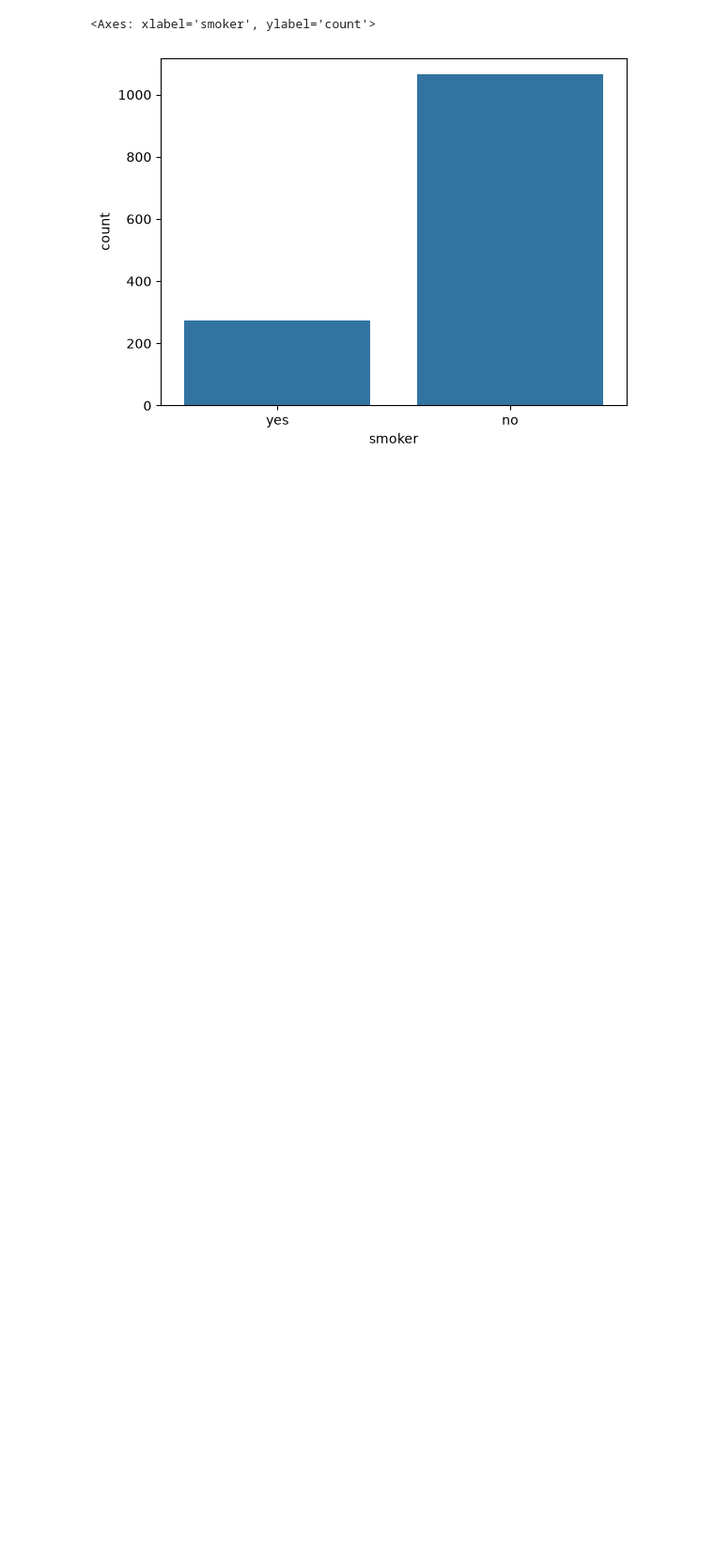
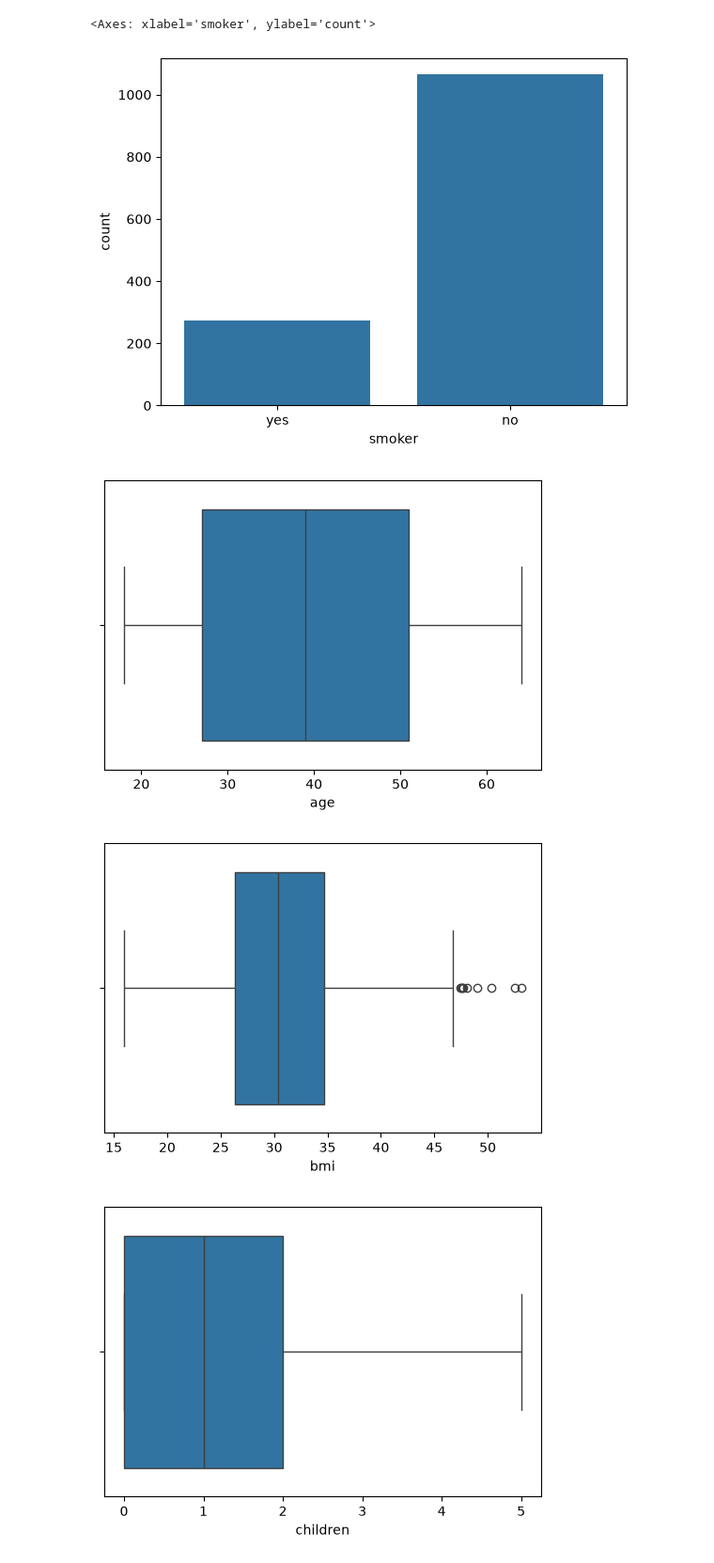
Before and after one commit to hacker-x184/ml-learning-journey, a Jupyter notebook: 01_foundation/01_project.ipynb, the cells around one changed output. Shown at 94% size. Cells and saved outputs as stored; diff of their text form; code cells hidden in the pictures; blank space fills up the shorter version.

```diff
--- a/01_foundation/01_project.ipynb
+++ b/01_foundation/01_project.ipynb
@@ -99,3 +99,11 @@ sns.countplot(x=data['smoker'])
 # %% [output]
 <Axes: xlabel='smoker', ylabel='count'>
 [figure]
+# %%
+for col in numberic_column:
+    plt.figure(figsize = (6,4))
+    sns.boxplot(x = data[col])
+# %% [output]
+[figure, added]
+[figure, added]
+[figure, added]
```
Also changed, not shown: parts of 36 cells of this notebook.
